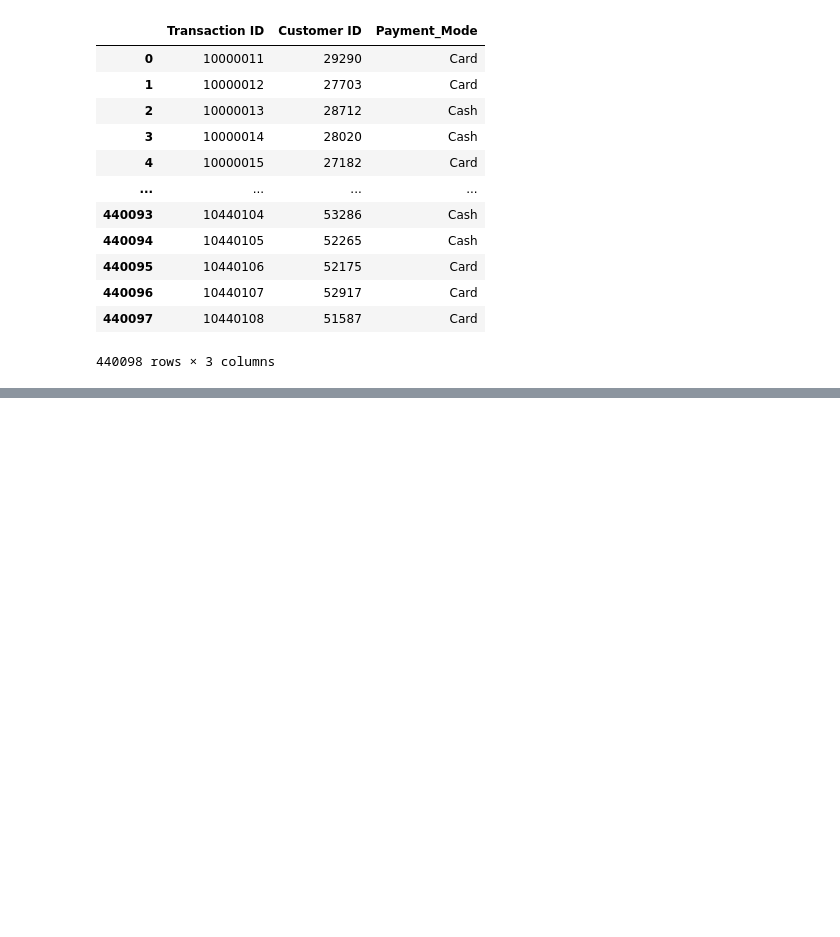
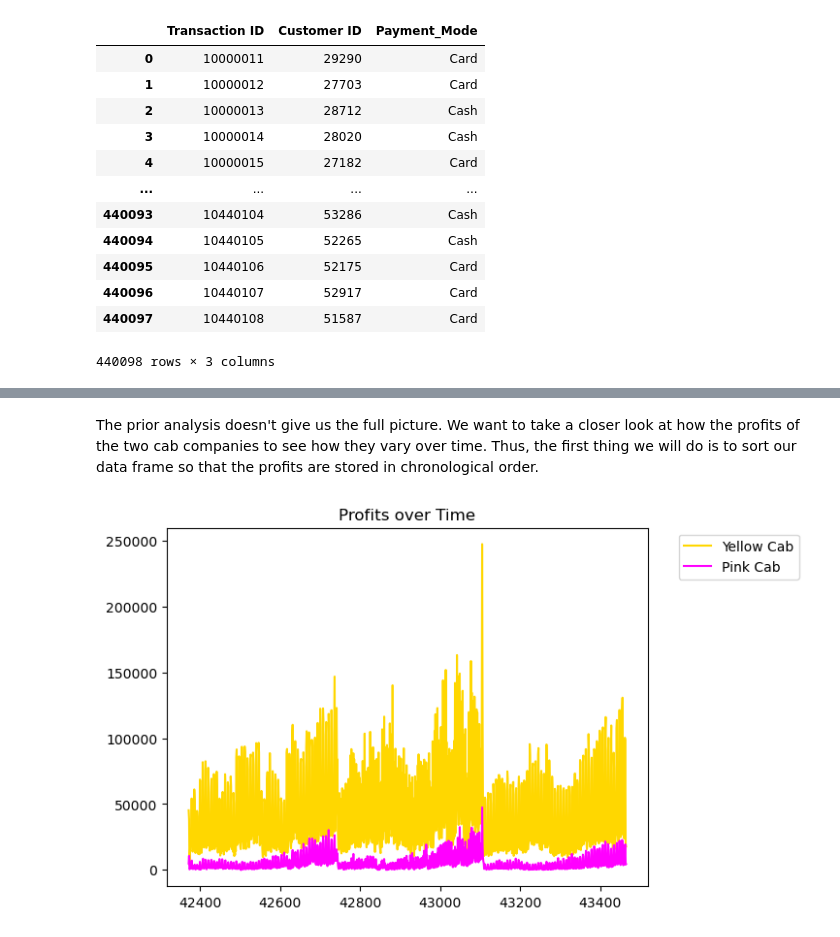
Before and after one commit to avig00/Cab-CaseStudy, a Jupyter notebook: G2M_case_study_EDA.ipynb, the cells around one changed output, grey strips where cells are left out. Saved outputs shown, nothing was run; the diff lists cells and outputs as text; code cells hidden in the pictures; blank space fills up the shorter version.

```diff
--- a/G2M_case_study_EDA.ipynb
+++ b/G2M_case_study_EDA.ipynb
@@ -108,0 +157,30 @@ We are now ready to perform EDA using our master data to find key insights about
+# %% [markdown]
+The prior analysis doesn't give us the full picture. We want to take a closer look at how the profits of the two cab companies to see how they vary over time. Thus, the first thing we will do is to sort our data frame so that the profits are stored in chronological order.
+# %%
+# Get Yellow Cab data
+yellow = cab_df[cab_df['Company'] == "Yellow Cab"]
+
+# Sort data chronologically
+yellow.sort_values(by=['Date of Travel'])
+
+# Sum profits for each date
+yellow_summed = yellow.groupby(['Date of Travel']).sum()
+
+# Generate plot
+plt.plot(yellow_summed['Profit'], color="gold");
+
+# Get Pink Cab data
+pink = cab_df[cab_df['Company'] == "Pink Cab"]
+
+# Sort data chronologically
+pink.sort_values(by=['Date of Travel'])
+
+# Sum profits for each date
+pink_summed = pink.groupby(['Date of Travel']).sum()
+
+# Generate plot
+plt.plot(pink_summed['Profit'], color='fuchsia')
+plt.legend(["Yellow Cab", "Pink Cab"], bbox_to_anchor=(1.05, 1.0), loc='upper left')
+plt.title("Profits over Time");
+# %% [output]
+[figure, added]
```
Also changed, not shown: parts of 48 cells of this notebook.
